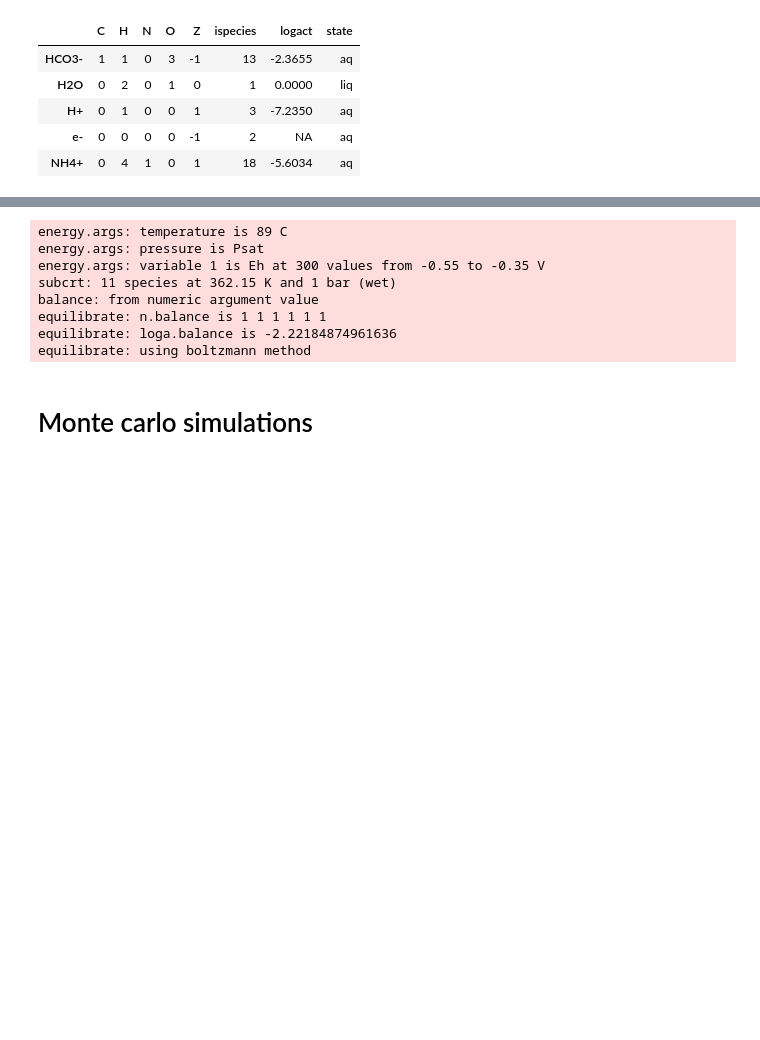
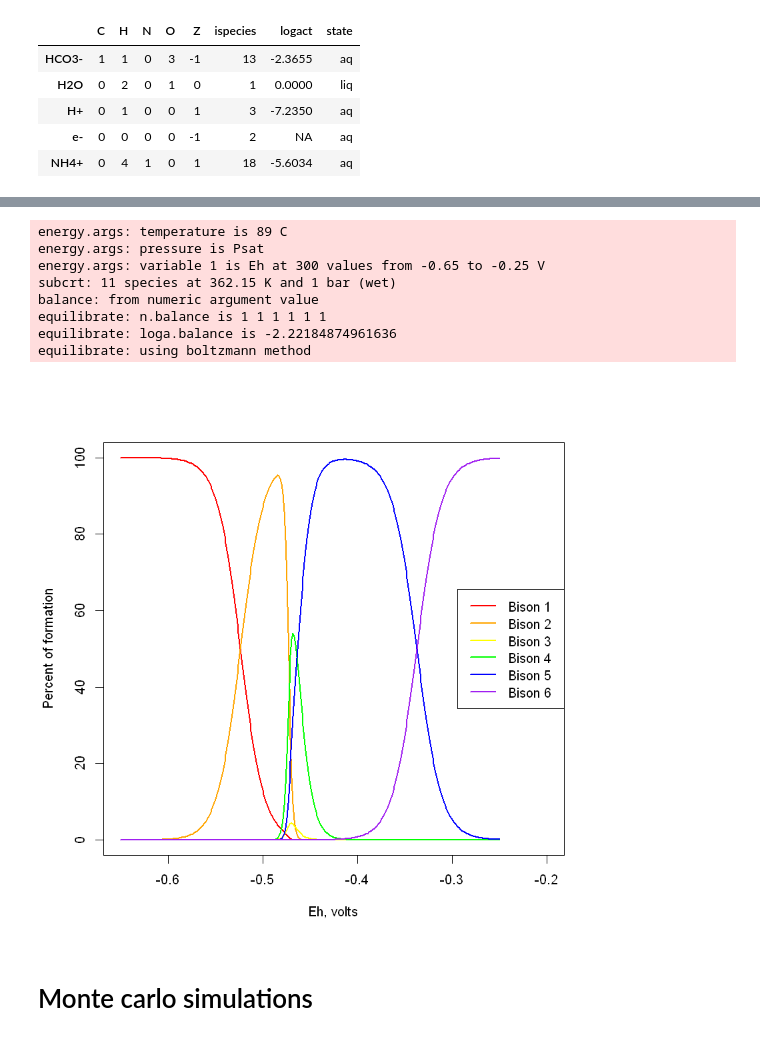
Before and after one commit to gmboyer/Lipids, a Jupyter notebook: Lipids.ipynb, the cells around one changed output, grey strips where cells are left out. Cells and saved outputs as stored; diff of their text form; code cells hidden in the pictures; blank space fills up the shorter version.

```diff
--- a/Lipids.ipynb
+++ b/Lipids.ipynb
@@ -178,13 +178,13 @@ species(c("Bison1", "Bison2", "Bison3", "Bison4", "Bison5", "Bison6"))
 # set resolution to 300 calculations
 res <- 300
 # calculate hyp. lipid affinities of formation at 89 degreesC
-a <-affinity(Eh=c(-0.55, -0.35, res), T=89.0)
+a <-affinity(Eh=c(-0.65, -0.25, res), T=89.0)
 # calculate equilibrium chemical activities of lipids from affinities
 e <-equilibrate(a, balance=1)
 # %% [output]
 energy.args: temperature is 89 C
 energy.args: pressure is Psat
-energy.args: variable 1 is Eh at 300 values from -0.55 to -0.35 V
+energy.args: variable 1 is Eh at 300 values from -0.65 to -0.25 V
 subcrt: 11 species at 362.15 K and 1 bar (wet)
 balance: from numeric argument value
 equilibrate: n.balance is 1 1 1 1 1 1
@@ -192,13 +192,27 @@ equilibrate: loga.balance is -2.22184874961636
 equilibrate: using boltzmann method
 # %%
 # prepare 'average lipid' speciation output for plotting:
-x  <- round(seq(from = -0.55, to = -0.35, length.out = res), 5) #Eh
+x  <- round(seq(from = -0.65, to = -0.25, length.out = res), 5) #Eh
 y1 <- round(10^e$loga.equil[[1]]/10^e$loga.balance, 5)*100 #Bison1
 y2 <- round(10^e$loga.equil[[2]]/10^e$loga.balance, 5)*100 #Bison2
 y3 <- round(10^e$loga.equil[[3]]/10^e$loga.balance, 5)*100 #Bison3
 y4 <- round(10^e$loga.equil[[4]]/10^e$loga.balance, 5)*100 #Bison4
 y5 <- round(10^e$loga.equil[[5]]/10^e$loga.balance, 5)*100 #Bison5
 y6 <- round(10^e$loga.equil[[6]]/10^e$loga.balance, 5)*100 #Bison6
+# %%
+plot(x, y1, col = "red", lwd = 2, type = "l",
+     ylim = c(0, 100), xlim = c(-0.65, -0.2),
+     ylab = "Percent of formation", xlab = "Eh, volts")
+lines(x, y2, col = "orange", lwd = 2)
+lines(x, y3, col = "yellow", lwd = 2)
+lines(x, y4, col = "green", lwd = 2)
+lines(x, y5, col = "blue", lwd = 2)
+lines(x, y6, col = "purple", lwd = 2)
+legend("right", legend = c("Bison 1", "Bison 2", "Bison 3", "Bison 4", "Bison 5", "Bison 6"),
+       col = c("red", "orange", "yellow", "green", "blue", "purple"),
+       lwd = rep(2, 6))
+# %% [output]
+[figure, added]
 # %% [markdown]
 # Monte carlo simulations
 # %% [markdown]
```
Also changed, not shown: parts of 5 cells of this notebook, 1 other file.
